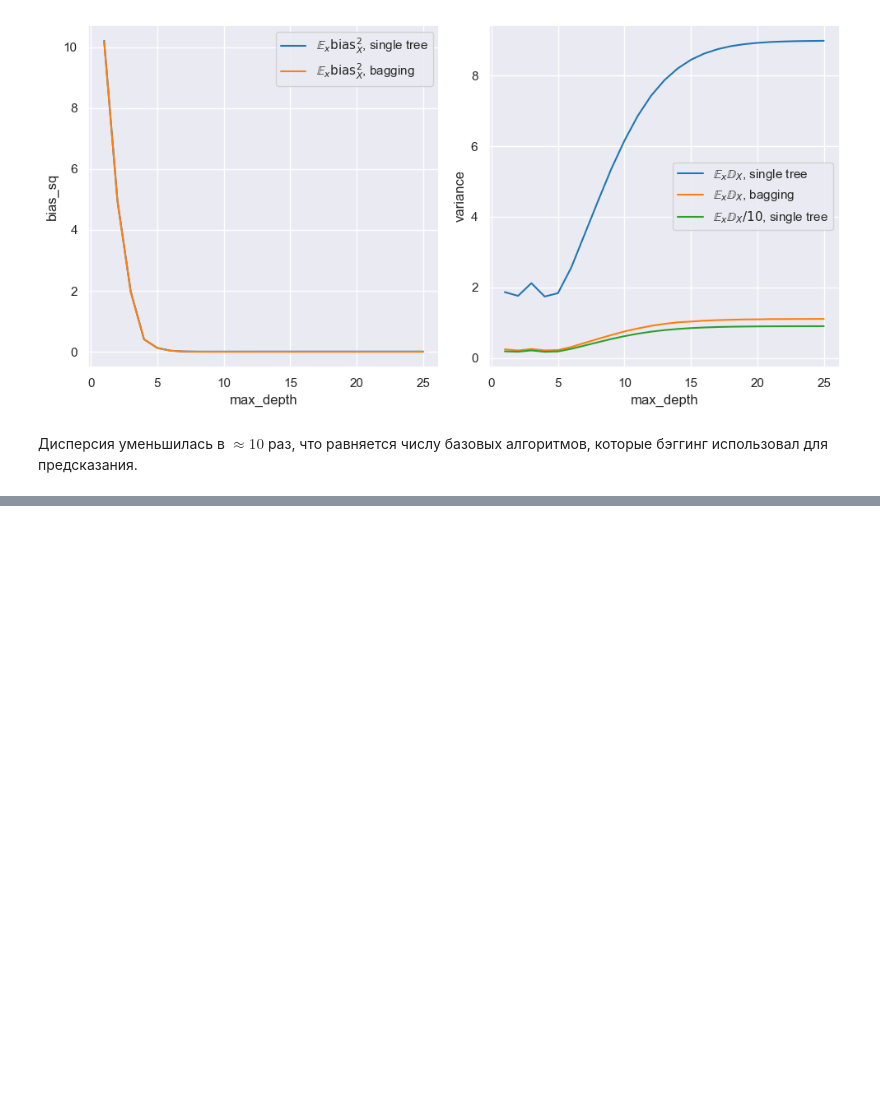
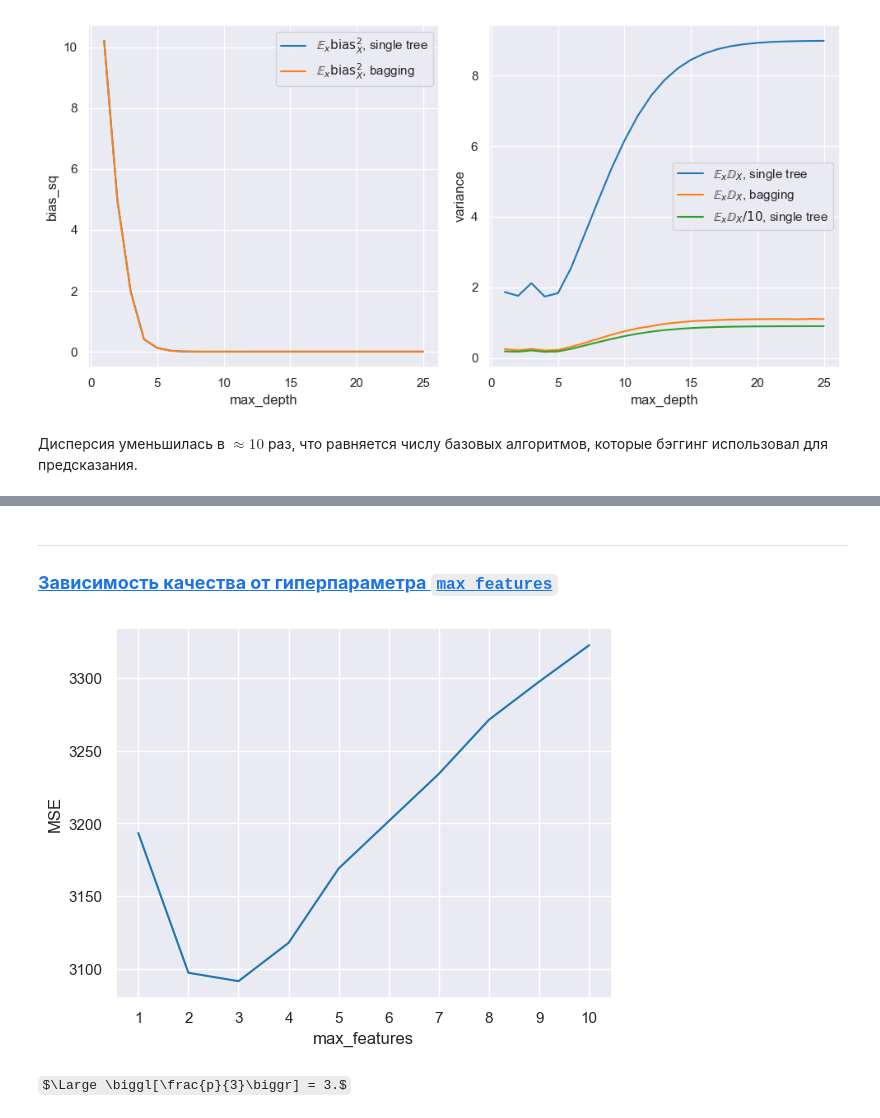
Before and after one commit to EvgenyMeredelin/machine-learning-notes-and-codes, a Jupyter notebook: ml_resampling_and_ensembles/ml_resampling_and_ensembles.ipynb, the cells around one changed output, grey strips where cells are left out. Saved outputs shown, nothing was run; the diff lists cells and outputs as text; code cells hidden in the pictures; some formulas as TeX source; blank space fills up the shorter version.

```diff
--- a/ml_resampling_and_ensembles/ml_resampling_and_ensembles.ipynb
+++ b/ml_resampling_and_ensembles/ml_resampling_and_ensembles.ipynb
@@ -1012,0 +1120,28 @@ plt.show()
+# %% [markdown]
+***
+### <a id='toc4_3_2_'></a>[__Зависимость качества от гиперпараметра `max_features`__](#toc0_)
+# %%
+Q = []
+max_feat_range = range(1, 11)
+
+for max_feat in tqdm(max_feat_range):
+    q = []
+    for _ in range(100):
+        forest = RandomForestRegressor(
+            n_estimators=n_estimators,
+            max_features=max_feat
+        )
+        forest.fit(X_train, y_train)
+        y_pred = forest.predict(X_test)
+        q.append(mse(y_test, y_pred))
+    Q.append(np.mean(q))
+
+plt.plot(max_feat_range, Q)
+plt.xticks(max_feat_range)
+plt.xlabel('max_features')
+plt.ylabel('MSE')
+plt.show()
+# %% [output]
+[figure, added]
+# %% [markdown]
+$\Large \biggl[\frac{p}{3}\biggr] = 3.$
```
Also changed, not shown: parts of 26 cells of this notebook.
